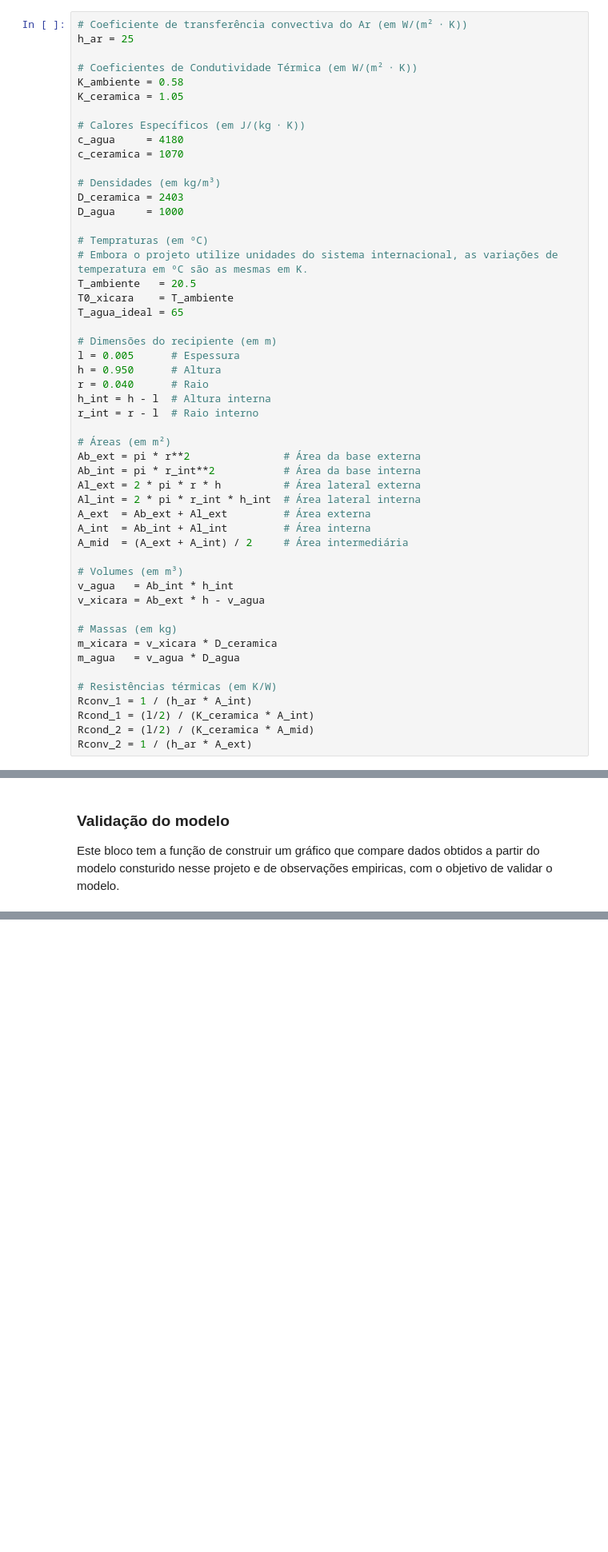
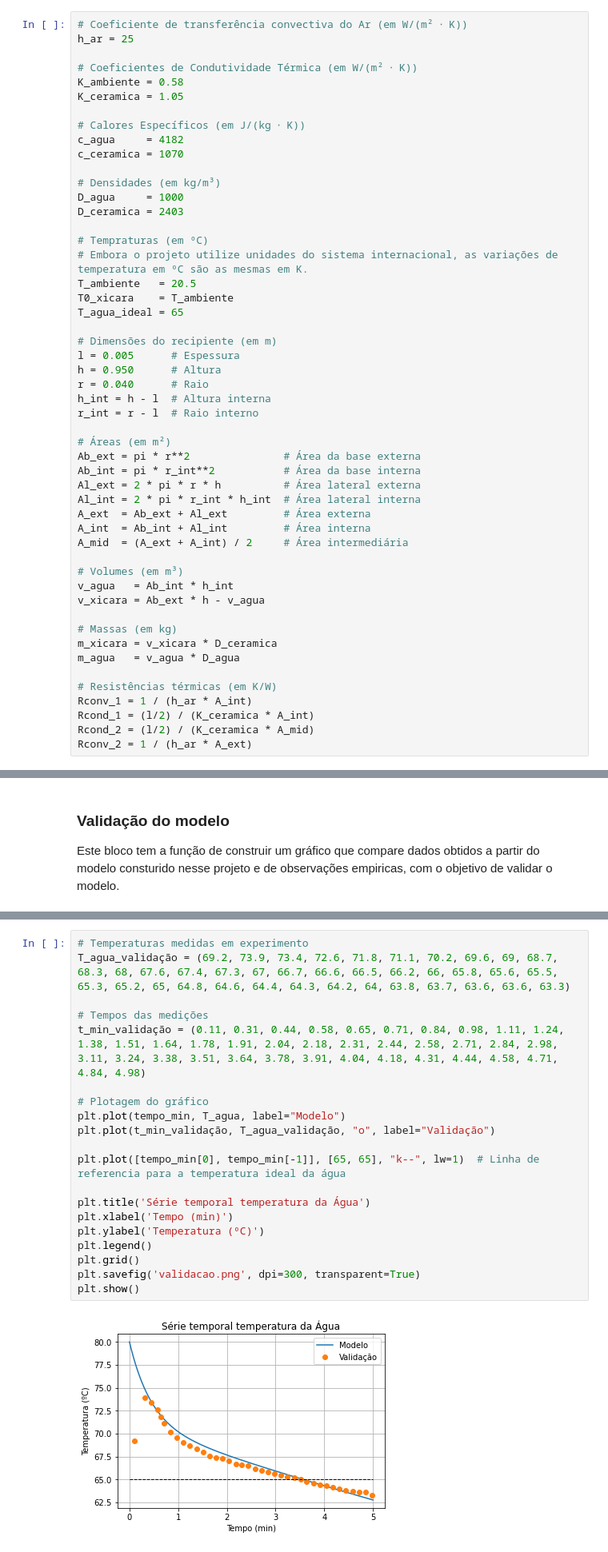
Before and after one commit to rodme02/Projeto_2_ModSim, a Jupyter notebook: Projeto_2.ipynb, the cells around one changed output, grey strips where cells are left out. Shown at 80% size. Saved outputs shown, nothing was run; the diff lists cells and outputs as text; blank space fills up the shorter version.

Commit message:
Plotting update

```diff
--- a/Projeto_2.ipynb
+++ b/Projeto_2.ipynb
@@ -48,12 +48,12 @@ K_ambiente = 0.58
 K_ceramica = 1.05
 
 # Calores Específicos (em J/(kg ⋅ K))
-c_agua     = 4180
+c_agua     = 4182
 c_ceramica = 1070
 
 # Densidades (em kg/m³)
+D_agua     = 1000
 D_ceramica = 2403
-D_agua     = 1000
 
 # Tempraturas (em ºC)
 # Embora o projeto utilize unidades do sistema internacional, as variações de temperatura em ºC são as mesmas em K.
@@ -177,3 +155,25 @@ plt.show()
+# %%
+# Temperaturas medidas em experimento
+T_agua_validação = (69.2, 73.9, 73.4, 72.6, 71.8, 71.1, 70.2, 69.6, 69, 68.7, 68.3, 68, 67.6, 67.4, 67.3, 67, 66.7, 66.6, 66.5, 66.2, 66, 65.8, 65.6, 65.5, 65.3, 65.2, 65, 64.8, 64.6, 64.4, 64.3, 64.2, 64, 63.8, 63.7, 63.6, 63.6, 63.3)
+
+# Tempos das medições
+t_min_validação = (0.11, 0.31, 0.44, 0.58, 0.65, 0.71, 0.84, 0.98, 1.11, 1.24, 1.38, 1.51, 1.64, 1.78, 1.91, 2.04, 2.18, 2.31, 2.44, 2.58, 2.71, 2.84, 2.98, 3.11, 3.24, 3.38, 3.51, 3.64, 3.78, 3.91, 4.04, 4.18, 4.31, 4.44, 4.58, 4.71, 4.84, 4.98)
+
+# Plotagem do gráfico
+plt.plot(tempo_min, T_agua, label="Modelo")
+plt.plot(t_min_validação, T_agua_validação, "o", label="Validação")
+
+plt.plot([tempo_min[0], tempo_min[-1]], [65, 65], "k--", lw=1)  # Linha de referencia para a temperatura ideal da água
+
+plt.title('Série temporal temperatura da Água')
+plt.xlabel('Tempo (min)')
+plt.ylabel('Temperatura (ºC)')
+plt.legend()
+plt.grid()
+plt.savefig('validacao.png', dpi=300, transparent=True)
+plt.show()
+# %% [output]
+[figure, added]
 # %% [markdown]
 ### Conclusão 1
 
```
Also changed, not shown: parts of 1 cell of this notebook, 2 other files.
